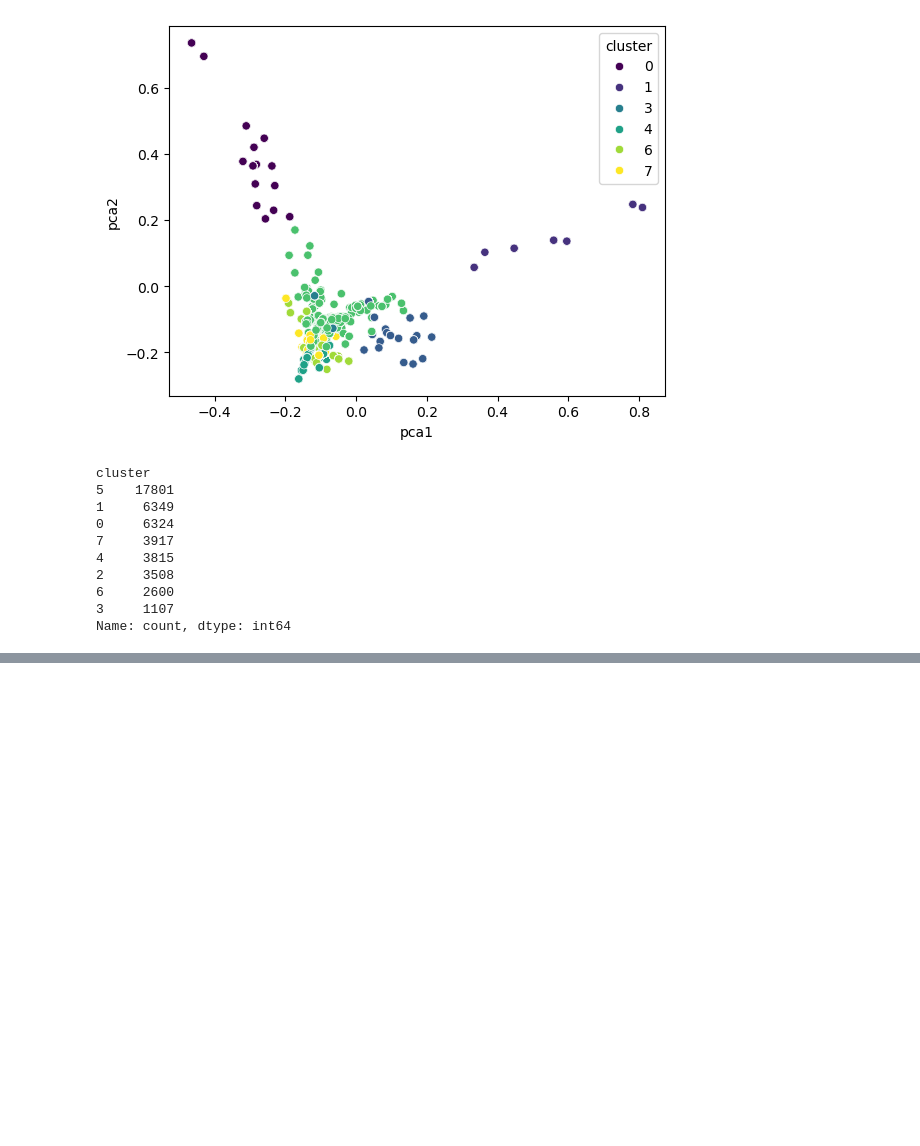
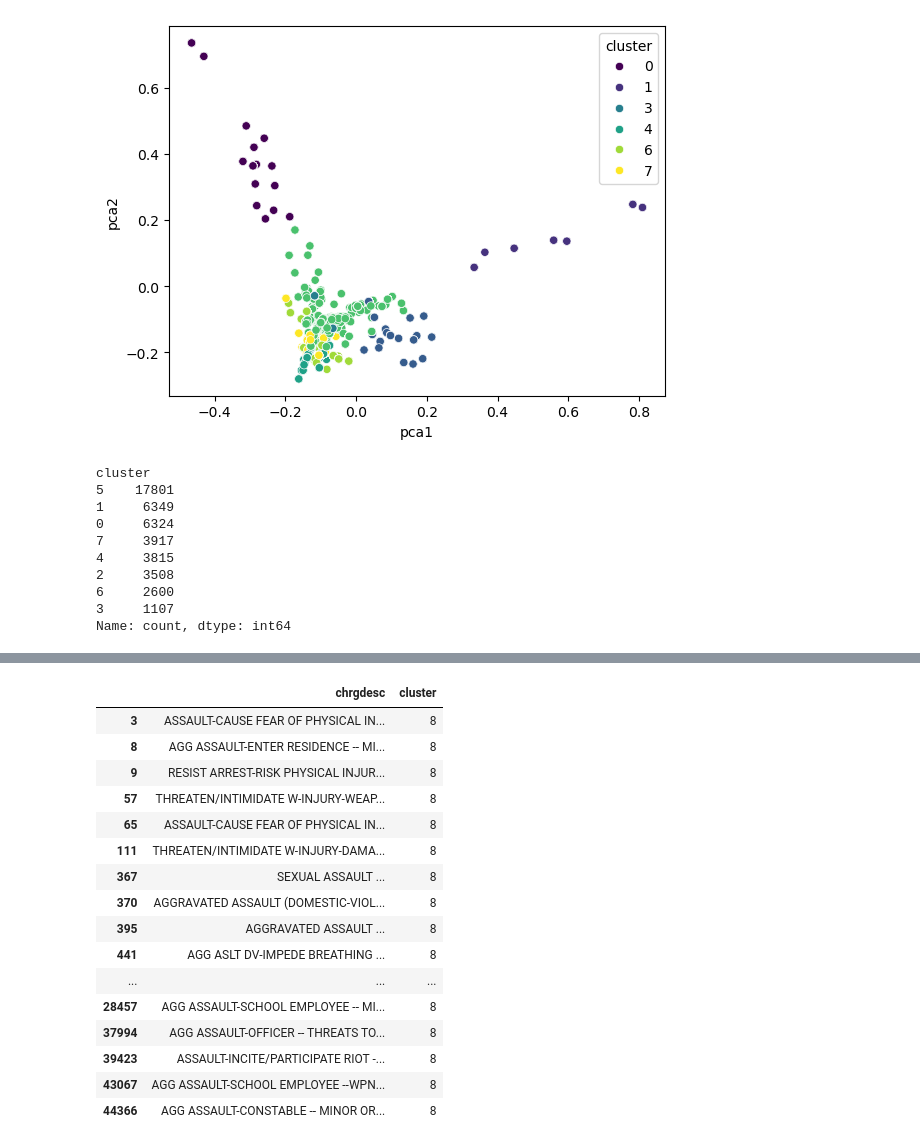
Before and after one commit to bkdevart/hackathon_safe_route, a Jupyter notebook: data_eda.ipynb, the cells around one changed output, grey strips where cells are left out. Cells and saved outputs as stored; diff of their text form; code cells hidden in the pictures; blank space fills up the shorter version.

```diff
--- a/data_eda.ipynb
+++ b/data_eda.ipynb
@@ -320,0 +338,8 @@ Name: count, dtype: int64
+# %%
+kmeans = KMeans(n_clusters=10, random_state=42)
+# fit the model
+kmeans.fit(X_tfidf)
+# store cluster labels in a variable
+clusters = kmeans.labels_
+coordinates_weight['cluster'] = clusters
+coordinates_weight[['chrgdesc', 'cluster']].head()
@@ -320,0 +381,21 @@ Name: count, dtype: int64
+# %%
+cluster_check = 8
+coordinates_weight[coordinates_weight['cluster'] == cluster_check][['chrgdesc', 'cluster']].drop_duplicates()
+# %% [output]
+|  | chrgdesc | cluster |
+| 3 | ASSAULT-CAUSE FEAR OF PHYSICAL IN... | 8 |
+| 8 | AGG ASSAULT-ENTER RESIDENCE -- MI... | 8 |
+| 9 | RESIST ARREST-RISK PHYSICAL INJUR... | 8 |
+| 57 | THREATEN/INTIMIDATE W-INJURY-WEAP... | 8 |
+| 65 | ASSAULT-CAUSE FEAR OF PHYSICAL IN... | 8 |
+| 111 | THREATEN/INTIMIDATE W-INJURY-DAMA... | 8 |
+| 367 | SEXUAL ASSAULT ... | 8 |
+| 370 | AGGRAVATED ASSAULT (DOMESTIC-VIOL... | 8 |
+| 395 | AGGRAVATED ASSAULT ... | 8 |
+| 441 | AGG ASLT DV-IMPEDE BREATHING ... | 8 |
+| ... | ... | ... |
+| 28457 | AGG ASSAULT-SCHOOL EMPLOYEE -- MI... | 8 |
+| 37994 | AGG ASSAULT-OFFICER -- THREATS TO... | 8 |
+| 39423 | ASSAULT-INCITE/PARTICIPATE RIOT -... | 8 |
+| 43067 | AGG ASSAULT-SCHOOL EMPLOYEE --WPN... | 8 |
+| 44366 | AGG ASSAULT-CONSTABLE -- MINOR OR... | 8 |
```
Also changed, not shown: parts of 8 cells of this notebook, 1 other file.
